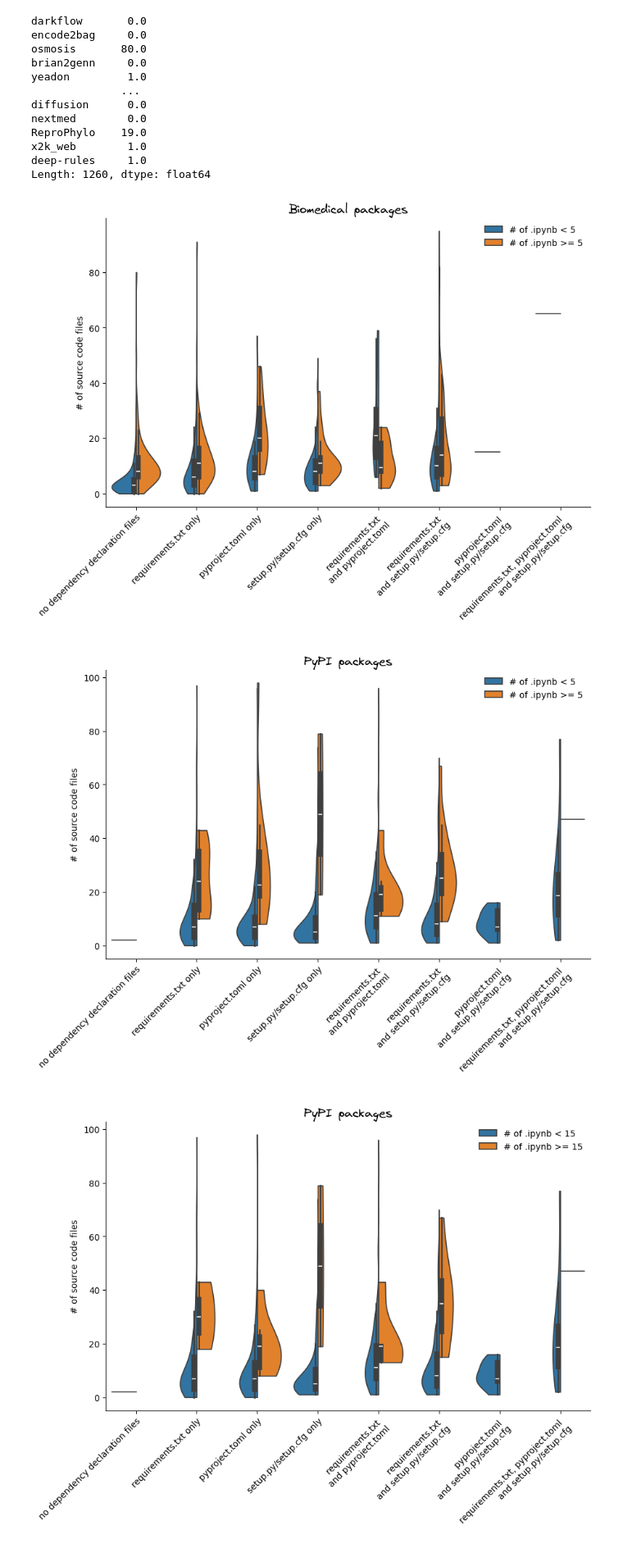
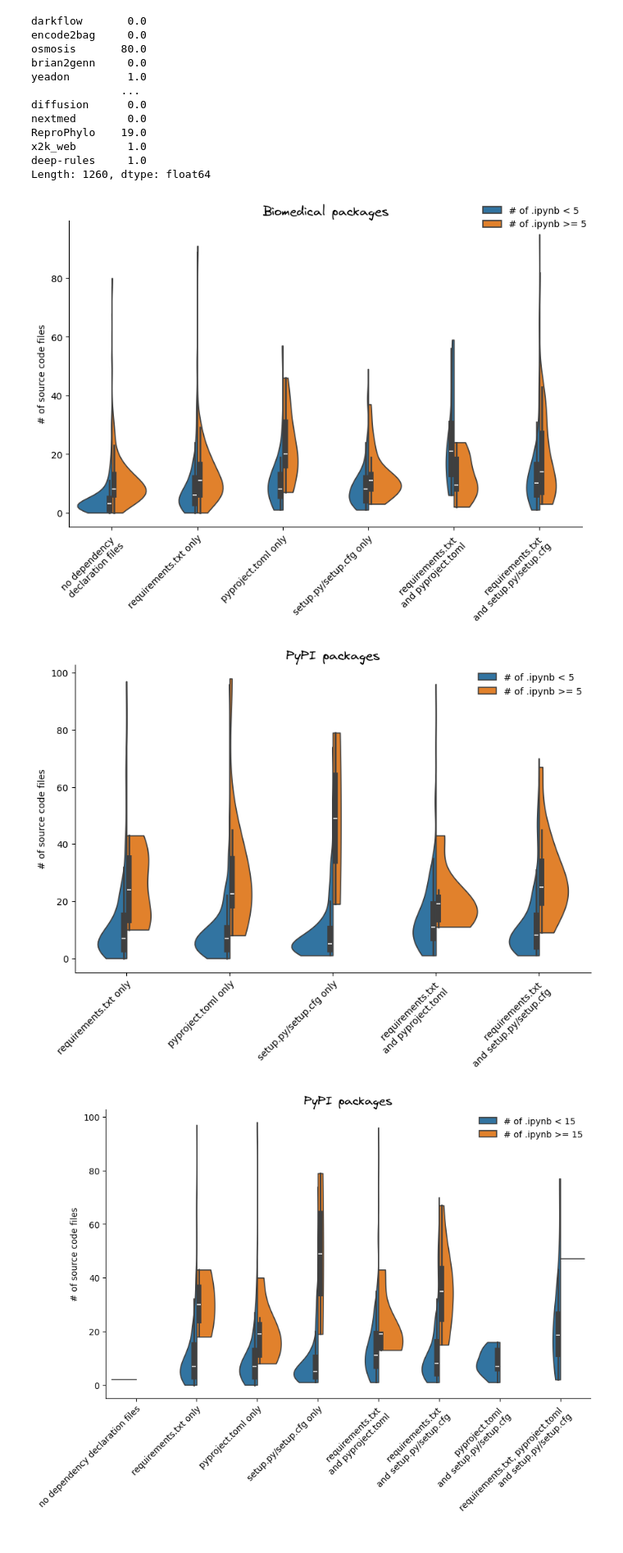
Before and after one commit to tweag/FawltyDeps-analysis, a Jupyter notebook: notebooks/analysis_biomed_pypi.ipynb, the cells around one changed output. Shown at 82% size. Drawn from its saved outputs; the diff is of its cells as text; code cells hidden in the pictures.

```diff
--- a/notebooks/analysis_biomed_pypi.ipynb
+++ b/notebooks/analysis_biomed_pypi.ipynb
@@ -748,11 +746,11 @@ values = [
     "requirements.txt \nand setup.py/setup.cfg",
     "pyproject.toml \nand setup.py/setup.cfg",
     "requirements.txt, pyproject.toml \nand setup.py/setup.cfg",
-    "no dependency declaration files",
+    "no dependency \ndeclaration files",
 ]
 
 desired_order = [
-    "no dependency declaration files",
+    "no dependency \ndeclaration files",
     "requirements.txt only",
     "pyproject.toml only",
     "setup.py/setup.cfg only",
@@ -863,7 +890,7 @@ ax = sns.violinplot(
     y="count",
     x="deps",
     hue=".ipynb>=5",
-    data=codedirs_sum_main_biomed[codedirs_sum_main_biomed["count"] < 100],
+    data=filtered_data_biomed,
     split=True,
     cut=0,
 )
@@ -872,7 +899,7 @@ ax.spines["top"].set_visible(False)
 ax.spines["right"].set_visible(False)
 
 handles, labels = ax.get_legend_handles_labels()
-ax.legend(handles, ["# of .ipynb < 5", "# of .ipynb >= 5"], frameon=False)
+ax.legend(handles, ["# of .ipynb < 5", "# of .ipynb >= 5"], frameon=False, loc=(0.8, 0.96))
 plt.setp(ax.get_xticklabels(), rotation=45, ha="right", rotation_mode="anchor")
 ax.set_title(
     "Biomedical packages",
@@ -883,7 +910,7 @@ plt.xlabel("")
 plt.ylabel("# of source code files")
 plt.savefig("correlation_biomed_1.png", dpi=600, bbox_inches="tight")
 # %% [output]
-[figure, old version]
+[figure, new version]
 # %%
 codedirs_sum_main_pypi[".ipynb count"] = codedirs_ipynb_pypi.sum(axis=1)
 codedirs_sum_main_pypi[".ipynb count"] = codedirs_sum_main_pypi[".ipynb count"].fillna(
@@ -902,31 +929,55 @@ codedirs_sum_main_pypi[".ipynb>=10"] = np.where(
 codedirs_sum_main_pypi[".ipynb>=15"] = np.where(
     codedirs_sum_main_pypi[".ipynb count"] >= 15, True, False
 )
+# %%
+filtered_data_pypi = codedirs_sum_main_pypi[codedirs_sum_main_pypi["count"] < 100]
+
+# Define the values you want to remove from the 'deps' column
+values_to_remove_pypi = [
+    "no dependency \ndeclaration files",
+    "pyproject.toml \nand setup.py/setup.cfg",
+    "requirements.txt, pyproject.toml \nand setup.py/setup.cfg",
+    ]
+
+# Remove rows where 'deps' contains those values
+filtered_data_pypi = filtered_data_pypi[~filtered_data_pypi['deps'].isin(values_to_remove_pypi)]
+# %%
+desired_order_pypi = [
+    "requirements.txt only",
+    "pyproject.toml only",
+    "setup.py/setup.cfg only",
+    "requirements.txt \nand pyproject.toml",
+    "requirements.txt \nand setup.py/setup.cfg",
+]
+
+filtered_data_pypi["deps"] = pd.Categorical(
+    filtered_data_pypi["deps"], categories=desired_order_pypi, ordered=True
+)
 # %%
 ax = sns.violinplot(
     y="count",
     x="deps",
     hue=".ipynb>=5",
-    data=codedirs_sum_main_pypi[codedirs_sum_main_pypi["count"] < 100],
+    data=filtered_data_pypi,
     split=True,
     cut=0,
 )
 ax.spines["top"].set_visible(False)
 ax.spines["right"].set_visible(False)
 
 handles, labels = ax.get_legend_handles_labels()
 ax.legend(handles, ["# of .ipynb < 5", "# of .ipynb >= 5"], frameon=False)
 plt.setp(ax.get_xticklabels(), rotation=45, ha="right", rotation_mode="anchor")
 ax.set_title(
     "PyPI packages",
     fontname="Virgil 3 YOFF",
     fontsize=14,
 )
 plt.xlabel("")
 plt.ylabel("# of source code files")
 plt.savefig("correlation_pypi_1.png", dpi=600, bbox_inches="tight")
 # %% [output]
-[figure, old version]
+[figure, new version]
 # %%
 ax = sns.violinplot(
     y="count",
```
Also changed, not shown: parts of 6 cells of this notebook.
